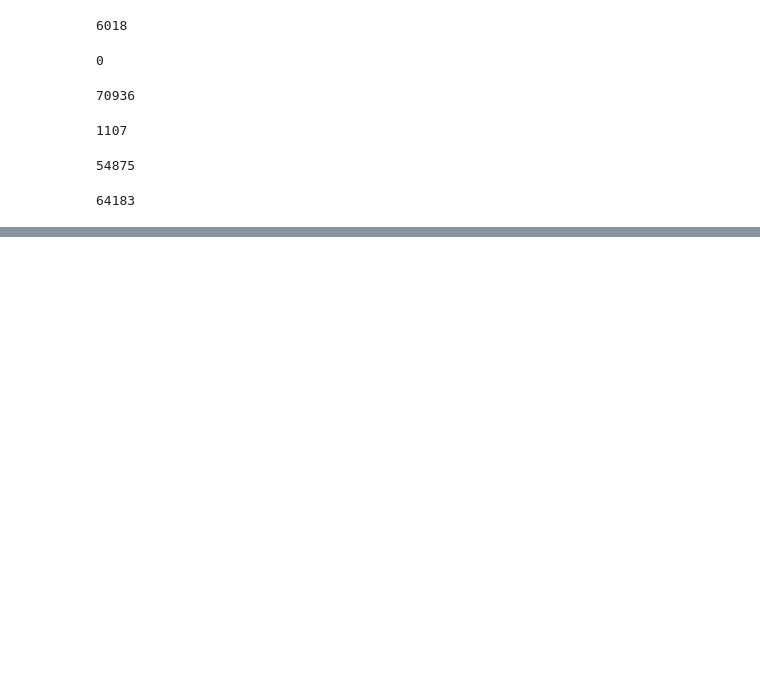
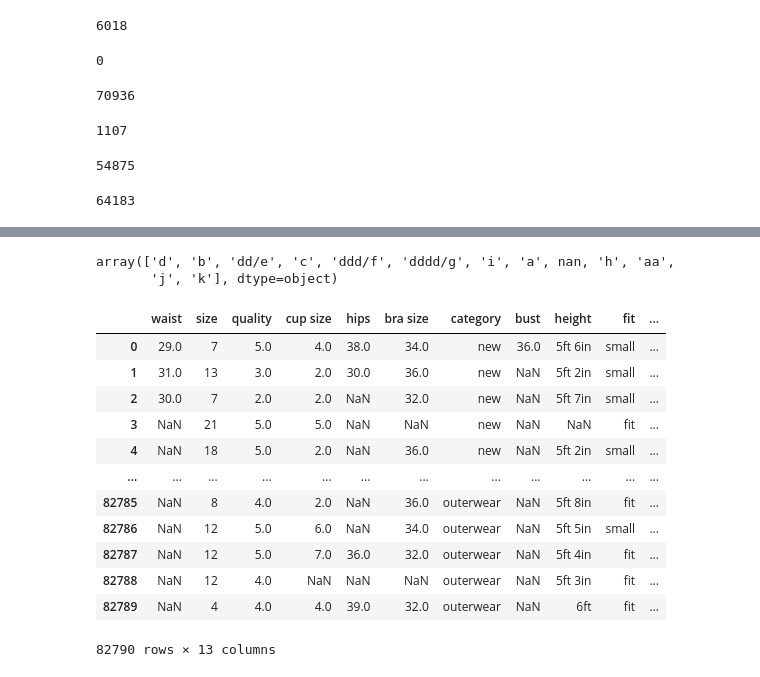
Before and after one commit to QuanlingZhao/CSE258Assignment2, a Jupyter notebook: preprocessing.ipynb, the cells around one changed output, grey strips where cells are left out. Saved outputs shown, nothing was run; the diff lists cells and outputs as text; code cells hidden in the pictures; blank space fills up the shorter version.

```diff
--- a/preprocessing.ipynb
+++ b/preprocessing.ipynb
@@ -124,0 +118,38 @@ body_type_one_hot = pd.get_dummies(raw['body type'])
+# %%
+raw['cup size'].unique()
+# %% [output]
+array(['d', 'b', 'dd/e', 'c', 'ddd/f', 'dddd/g', 'i', 'a', nan, 'h', 'aa',
+       'j', 'k'], dtype=object)
+# %%
+def transform_cup_size(x):
+    if not isinstance(x,str):
+        return x
+    if x == 'd': return 4
+    if x == 'b': return 2
+    if x == 'dd/e': return 5
+    if x == 'c': return 3
+    if x == 'ddd/f' : return 6
+    if x == 'dddd/g': return 7
+    if x == 'i': return 9
+    if x == 'a': return 1
+    if x == 'h': return 8
+    if x == 'aa': return 0.5
+    if x == 'j': return 10
+    if x == 'k': return 11
+# %%
+raw['cup size'] = raw['cup size'].apply(transform_cup_size)
+raw
+# %% [output]
+|  | waist | size | quality | cup size | hips | bra size | category | bust | height | fit | ... |
+| 0 | 29.0 | 7 | 5.0 | 4.0 | 38.0 | 34.0 | new | 36.0 | 5ft 6in | small | ... |
+| 1 | 31.0 | 13 | 3.0 | 2.0 | 30.0 | 36.0 | new | NaN | 5ft 2in | small | ... |
+| 2 | 30.0 | 7 | 2.0 | 2.0 | NaN | 32.0 | new | NaN | 5ft 7in | small | ... |
+| 3 | NaN | 21 | 5.0 | 5.0 | NaN | NaN | new | NaN | NaN | fit | ... |
+| 4 | NaN | 18 | 5.0 | 2.0 | NaN | 36.0 | new | NaN | 5ft 2in | small | ... |
+| ... | ... | ... | ... | ... | ... | ... | ... | ... | ... | ... | ... |
+| 82785 | NaN | 8 | 4.0 | 2.0 | NaN | 36.0 | outerwear | NaN | 5ft 8in | fit | ... |
+| 82786 | NaN | 12 | 5.0 | 6.0 | NaN | 34.0 | outerwear | NaN | 5ft 5in | small | ... |
+| 82787 | NaN | 12 | 5.0 | 7.0 | 36.0 | 32.0 | outerwear | NaN | 5ft 4in | fit | ... |
+| 82788 | NaN | 12 | 4.0 | NaN | NaN | NaN | outerwear | NaN | 5ft 3in | fit | ... |
+| 82789 | NaN | 4 | 4.0 | 4.0 | 39.0 | 32.0 | outerwear | NaN | 6ft | fit | ... |
+82790 rows × 13 columns
```
Also changed, not shown: parts of 24 cells of this notebook, 3 other files.
